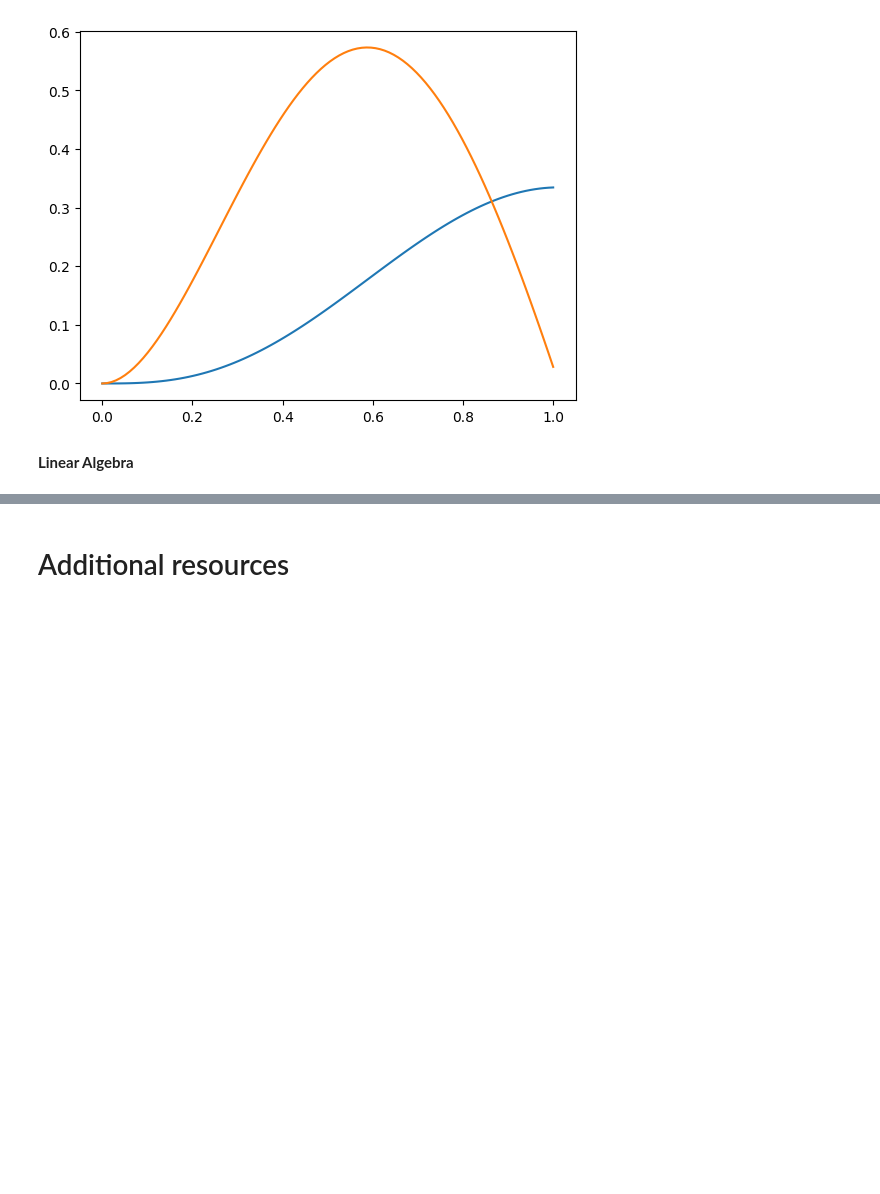
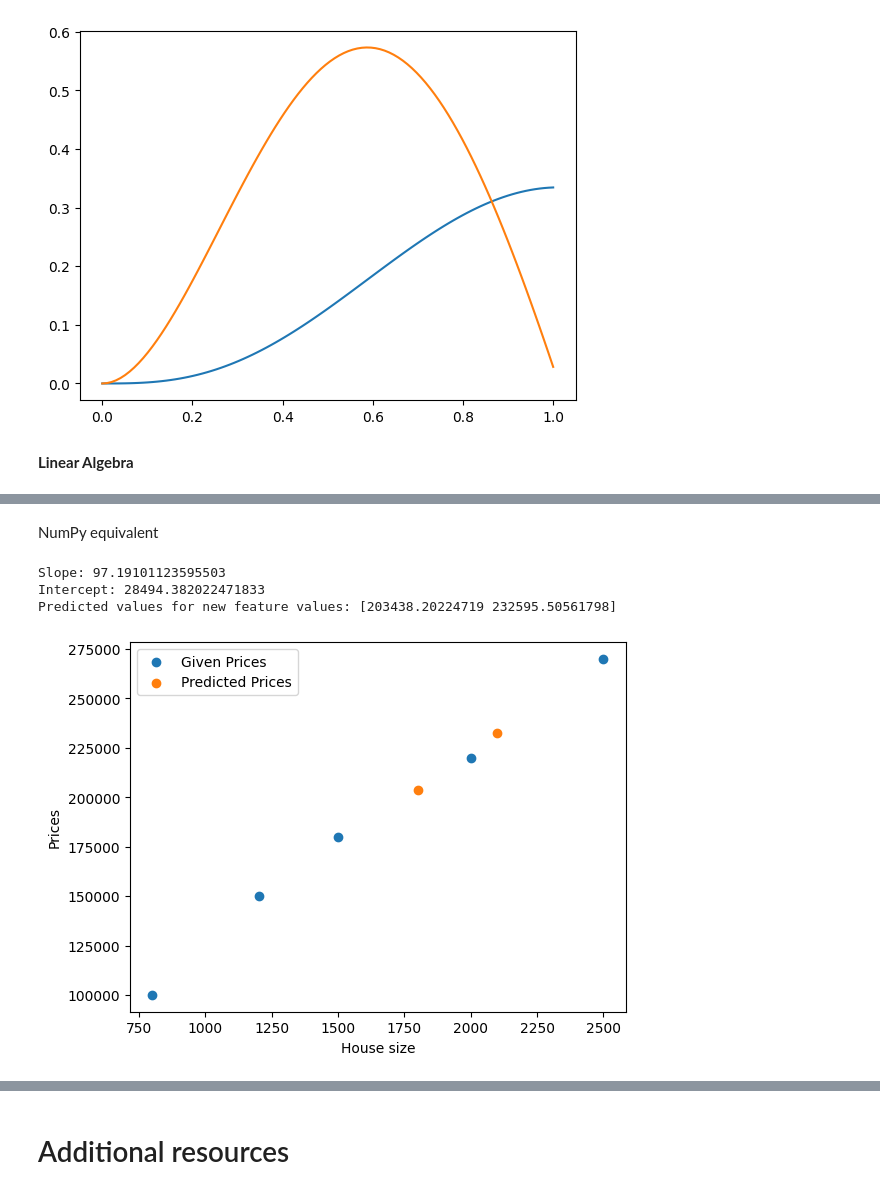
Before and after one commit to neurodatascience/QLS-course-materials, a Jupyter notebook: Lectures/2024/05_numpy_scipy/lecture/numpy-walkthrough.ipynb, the cells around one changed output, grey strips where cells are left out. Drawn from its saved outputs; the diff is of its cells as text; code cells hidden in the pictures; blank space fills up the shorter version.

```diff
--- a/Lectures/2024/05_numpy_scipy/lecture/numpy-walkthrough.ipynb
+++ b/Lectures/2024/05_numpy_scipy/lecture/numpy-walkthrough.ipynb
@@ -385,0 +438,36 @@ plt.plot(x, pdf);
+# %% [markdown]
+NumPy equivalent
+# %%
+# Sample dataset: feature (X) and target variable (y)
+X = np.array([800, 1200, 1500, 2000, 2500]) # Feature (e.g., house size)
+y = np.array([100000, 150000, 180000, 220000, 270000]) # Target variable (e.g., house price)
+
+# Add a column of ones for the intercept term
+X_augmented = np.column_stack((X, np.ones_like(X)))
+
+# Calculate the coefficients using the normal equation
+theta = np.linalg.inv(X_augmented.T.dot(X_augmented)).dot(X_augmented.T).dot(y)
+
+# Print the coefficients
+slope, intercept = theta
+print("Slope:", slope)
+print("Intercept:", intercept)
+
+# Make predictions for new feature values
+new_X = np.array([1800, 2100])
+
+new_X_augmented = np.column_stack((new_X, np.ones_like(new_X)))
+predicted_y = new_X_augmented.dot(theta)
+print("Predicted values for new feature values:", predicted_y)
+
+# Now let's visualize our results
+plt.scatter(sizes, prices, label="Given Prices")
+plt.scatter(new_sizes, predicted_prices, label="Predicted Prices")
+plt.xlabel("House size")
+plt.ylabel("Prices")
+plt.legend();
+# %% [output]
+Slope: 97.19101123595503
+Intercept: 28494.382022471833
+Predicted values for new feature values: [203438.20224719 232595.50561798]
+[figure, added]
```
Also changed, not shown: parts of 33 cells of this notebook.
